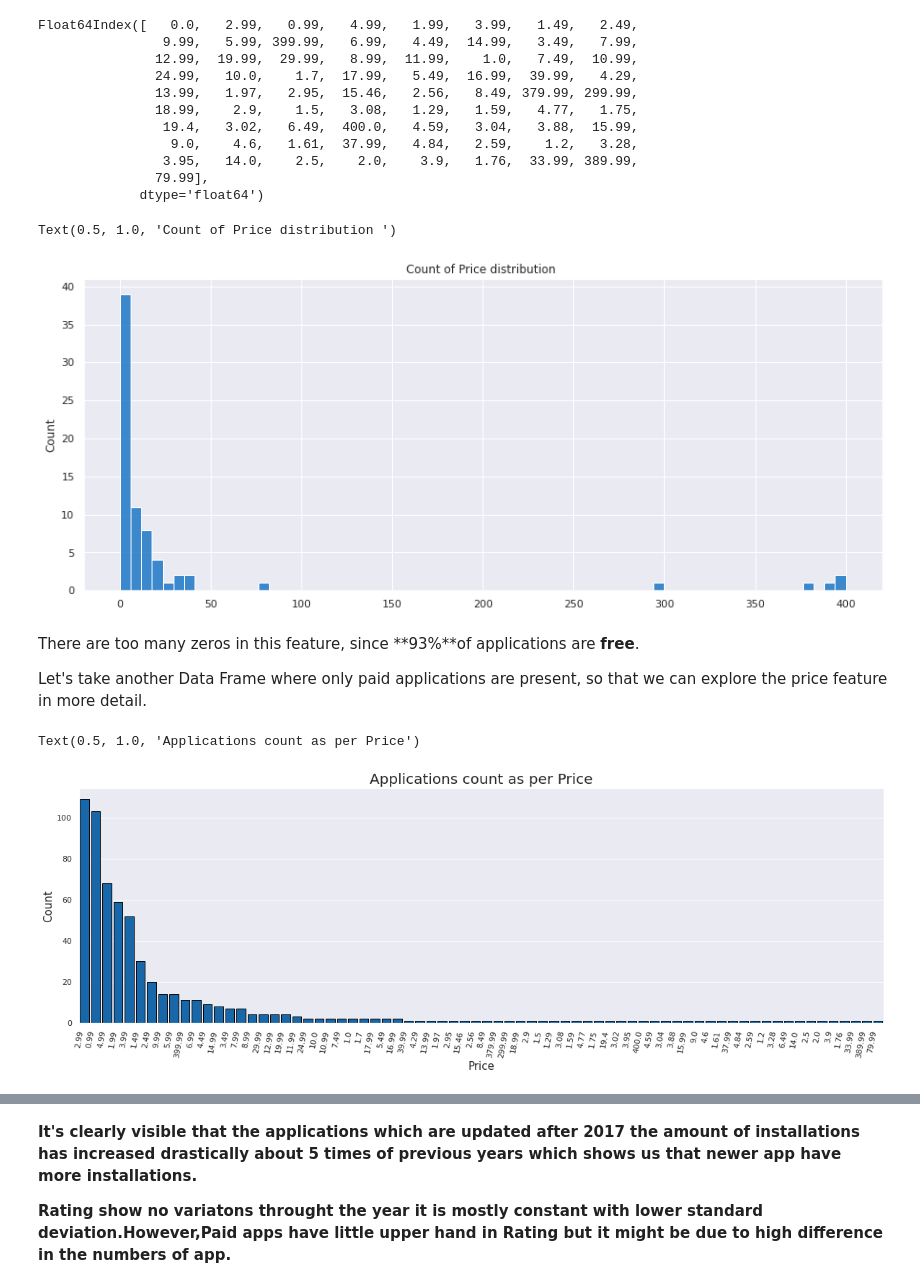
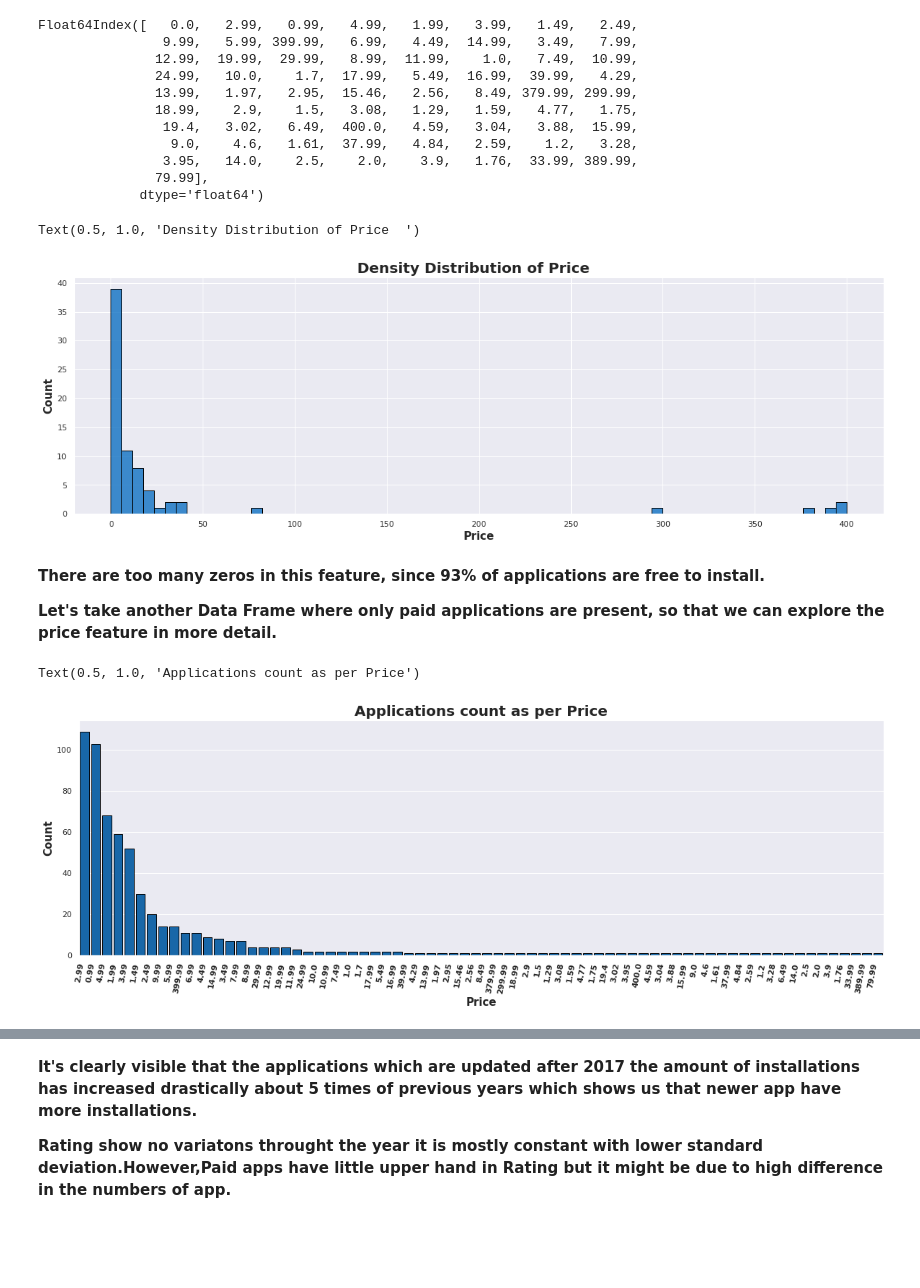
Before and after one commit to S-Deshmukh46/Play_Store_App_Review, a Jupyter notebook: Play_Store_App_Review_Analysis_Capstone_Project(Sourabh).ipynb, the cells around one changed output, grey strips where cells are left out. Saved outputs shown, nothing was run; the diff lists cells and outputs as text; code cells hidden in the pictures; blank space fills up the shorter version.

```diff
--- a/Play_Store_App_Review_Analysis_Capstone_Project(Sourabh).ipynb
+++ b/Play_Store_App_Review_Analysis_Capstone_Project(Sourabh).ipynb
@@ -329,6 +341,6 @@ play_store_app_data['Installs'] = play_store_app_data['Installs'].apply(lambda x
 # %%
 # Remove the "," symbol from the numbers
-play_store_app_data['Installs'] = play_store_app_data['Installs'].apply(lambda x: x.replace(',',''))
+play_store_app_data['Installs'] = play_store_app_data['Installs'].apply(lambda x: str(x).replace(',',''))
 # %%
 # Convert values from string type to numeric type
 play_store_app_data['Installs'] = pd.to_numeric(play_store_app_data['Installs'])
@@ -441,11 +460,13 @@ Total Number of categories are :33 and are as follow['FAMILY', 'SHOPPING', 'MEDI
 # %%
 # Categories Plot In Descending Count Order
 plt.figure(figsize=(20,6))
-sns.set_theme(style="whitegrid")
+sns.set_theme(style="white")
 ax=sns.countplot(play_store_app_data['Category'],order=play_store_app_data['Category'].value_counts().index,color='#00a9b5')
-ax.set_xticklabels(ax.get_xticklabels(), rotation=45,ha='right')
-ax.set_title('Applications Count Per Category',fontsize=20)
+ax.set_xticklabels(ax.get_xticklabels(),rotation=40,ha='right',size=12,fontdict={"weight": "bold"})
+ax.set_xlabel('Category',size=15,fontdict={"weight": "bold"})
+ax.set_ylabel('Count',fontsize=15,fontdict={"weight": "bold"})
+ax.set_title('Applications Count Per Category',fontsize=20,fontdict={"weight": "bold"})
 
 for p in ax.patches:
-        ax.annotate('{:}'.format(p.get_height()), (p.get_x()+0.1, p.get_height()+50))
+        ax.annotate('{:}'.format(p.get_height()), (p.get_x()+0.1, p.get_height()+30))
 # %% [output]
@@ -638,23 +660,26 @@ print(f"There are {play_store_app_data['Type'].value_counts()[0]} applications w
 # %% [output]
 There are 7588 applications which can be installed for free and 602 are paid applications.
 # %%
-sns.set_style('darkgrid')
+sns.set_style('dark')
 plt.figure(figsize=(18,6))
 
 # Count Plot for Application Type
 plt.subplot(1,2,1)
-ax=sns.countplot(play_store_app_data['Type'],palette='RdBu_r')
+ax=sns.countplot(play_store_app_data['Type'],edgecolor='black',palette=['#00a9b5','red'])
+ax.set_xticklabels(ax.get_xticklabels(),size=12,fontdict={"weight": "bold"})
+ax.set_xlabel('Type',size=15,fontdict={"weight": "bold"})
+ax.set_ylabel('Count',size=15,fontdict={"weight": "bold"})
+ax.set_title('Application count as per Type',size=20,fontdict={"weight": "bold"})
 for p in ax.patches:
         ax.annotate('{:}'.format(p.get_height()), (p.get_x()+0.1, p.get_height()+50))
-
 
 # Pie chart Percentage
 plt.subplot(1,2,2)
 labels = play_store_app_data['Type'].value_counts(sort = True).index
 sizes = play_store_app_data['Type'].value_counts(sort = True)
-colors=['cyan','Red']
+colors=['#00a9b5',"red"]
 explode =(0.2,0)
-plt.pie(sizes,explode=explode, labels=labels,colors=colors, autopct='%1.1f%%', shadow=True)
-plt.title('Percent of Free Vs Paid Apps in store',size = 20)
+plt.pie(sizes,explode=explode, labels=labels,colors=colors, autopct='%1.1f%%', shadow=True,)
+plt.title('Percent of Free Vs Paid Apps in store',size = 20,fontdict={"weight": "bold"})
 plt.show()
 # %% [output]
@@ -680,6 +705,6 @@ Eliminating **"$"** will allow us to retain the original data type.
 # %%
 # Remove special symbol $
-play_store_app_data['Price'] = play_store_app_data['Price'].apply(lambda x: x.strip('$'))
+play_store_app_data['Price'] = play_store_app_data['Price'].apply(lambda x: str(x).strip('$'))
 # %%
 # Convert price column into numeric
 play_store_app_data['Price'] = pd.to_numeric(play_store_app_data['Price'])
@@ -711,16 +737,18 @@ Float64Index([   0.0,   2.99,   0.99,   4.99,   1.99,   3.99,   1.49,   2.49,
              dtype='float64')
 # %%
 sns.set_style('darkgrid')
-plt.figure(figsize=(15,6))
-ax=sns.histplot(play_store_app_data['Price'].value_counts().index,color='#0069c0')
-plt.title("Count of Price distribution ")
+plt.figure(figsize=(20,6))
+ax=sns.histplot(play_store_app_data['Price'].value_counts().index,color='#0069c0',edgecolor='black')
+ax.set_xlabel('Price',size=15,fontdict={"weight": "bold"})
+ax.set_ylabel('Count',fontsize=15,fontdict={"weight": "bold"})
+plt.title("Density Distribution of Price  ",size=20,fontdict={"weight": "bold"})
 # %% [output]
-Text(0.5, 1.0, 'Count of Price distribution ')
+Text(0.5, 1.0, 'Density Distribution of Price  ')
-[figure, old version]
+[figure, new version]
 # %% [markdown]
-There are too many zeros in this feature, since **93%**of applications are **free**.
+**There are too many zeros in this feature, since 93% of applications are free to install.**
 
-Let's take another Data Frame where only paid applications are present, so that we can explore the price feature in more detail.
+**Let's take another Data Frame where only paid applications are present, so that we can explore the price feature in more detail.**
 # %%
 # Creating a data frame with only paid applications
 paid_applications_df=play_store_app_data[play_store_app_data['Type']=='Paid']
@@ -730,11 +758,11 @@ sns.set_style('darkgrid')
 plt.figure(figsize=(20,6))
 ax=sns.countplot(paid_applications_df['Price'],color='#0069c0',edgecolor='Black',
                  order=paid_applications_df['Price'].value_counts().index)
-ax.set_xticklabels(ax.get_xticklabels(), rotation=80,ha='right')
-ax.set_xlabel('Price',size=15,weight=True)
-ax.set_ylabel('Count',size=15,weight=True)
-ax.set_title('Applications count as per Price',fontsize=20)
+ax.set_xticklabels(ax.get_xticklabels(), rotation=80,ha='right',fontdict={"weight": "bold"})
+ax.set_xlabel('Price',size=15,fontdict={"weight": "bold"})
+ax.set_ylabel('Count',size=15,fontdict={"weight": "bold"})
+ax.set_title('Applications count as per Price',fontsize=20,fontdict={"weight": "bold"})
 # %% [output]
 Text(0.5, 1.0, 'Applications count as per Price')
-[figure, old version]
+[figure, new version]
 # %%
```
Also changed, not shown: parts of 129 cells of this notebook.
